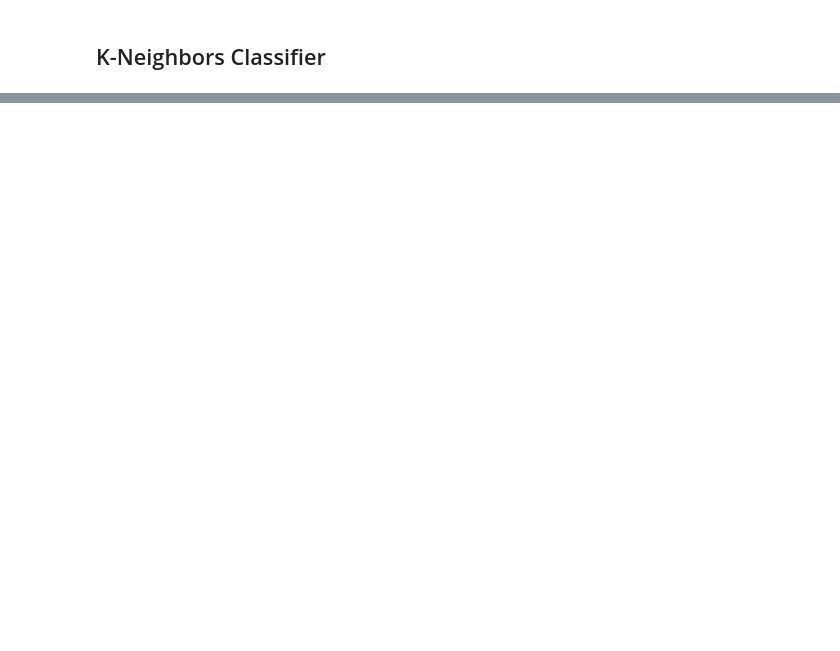
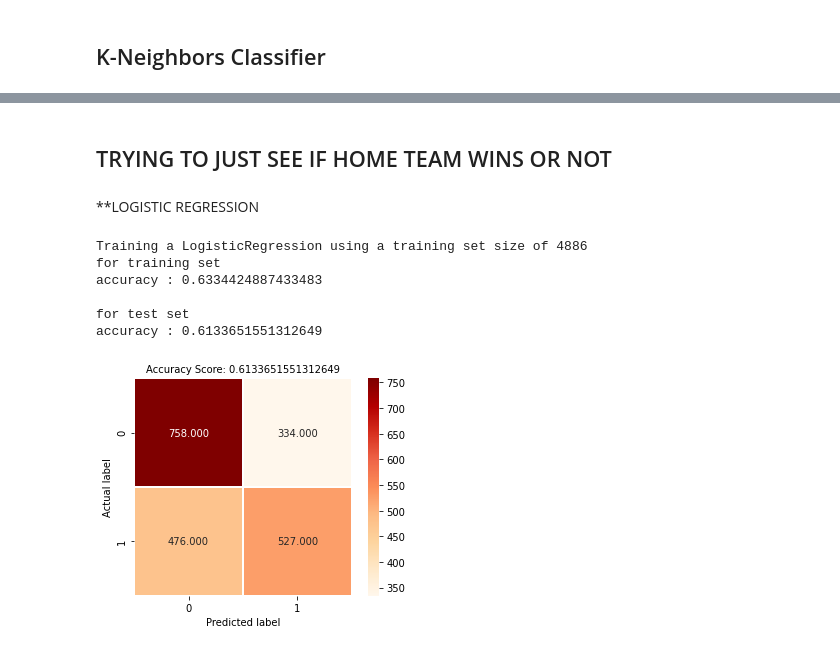
Before and after one commit to gagan2005/Soccer_Prediction_And_DataAnalysis, a Jupyter notebook: main.ipynb, the cells around one changed output, grey strips where cells are left out. Cells and saved outputs as stored; diff of their text form; code cells hidden in the pictures; blank space fills up the shorter version.

```diff
--- a/main.ipynb
+++ b/main.ipynb
@@ -433,0 +375,11 @@ modeldata.to_csv('modeldata.csv' , index=False)
+# %%
+modeldata=pd.DataFrame()
+for i , row in matches.iterrows():
+    if(i > 1000):
+            dictt=getform(matches.at[i,'HomeTeam'],matches.at[i,'AwayTeam'],i)
+            if(dictt!=None):
+                dictt['result']=matches.at[i,'FTR']
+                modeldata=modeldata.append(dictt,ignore_index=True)
+    if(i%1000==0):
+        print(i)
+modeldata.to_csv('modeldata.csv' , index=False)
@@ -434,4 +403,5 @@ modeldata.to_csv('modeldata.csv' , index=False)
 # %%
+modeldata=pd.
 modeldata.describe()
 # %% [markdown]
 # Models
@@ -533,0 +563,25 @@ accuracy : 0.9136729222520107
+# %% [markdown]
+## TRYING TO JUST SEE IF HOME TEAM WINS OR NOT
+# %%
+for i,row in modeldata.iterrows():
+    if(row.result=='H'):
+        df.at[i,'HomeTeamWin']='Y'
+    else:
+        df.at[i,'HomeTeamWin']='N'
+Y=df['HomeTeamWin']
+# %% [markdown]
+**LOGISTIC REGRESSION
+# %%
+x_train, x_test, y_train, y_test = train_test_split(X, Y, test_size=0.3, random_state=0)
+lrhome = LogisticRegression()
+lrhome.fit(x_train, y_train)
+pred ,acc = train_predict(lrhome,x_train, y_train,x_test, y_test)
+plot_confusion( pred , y_test ,acc)
+# %% [output]
+Training a LogisticRegression using a training set size of 4886
+for training set
+accuracy : 0.6334424887433483
+
+for test set
+accuracy : 0.6133651551312649
+[figure, added]
```
Also changed, not shown: parts of 29 cells of this notebook, 1 other file.
